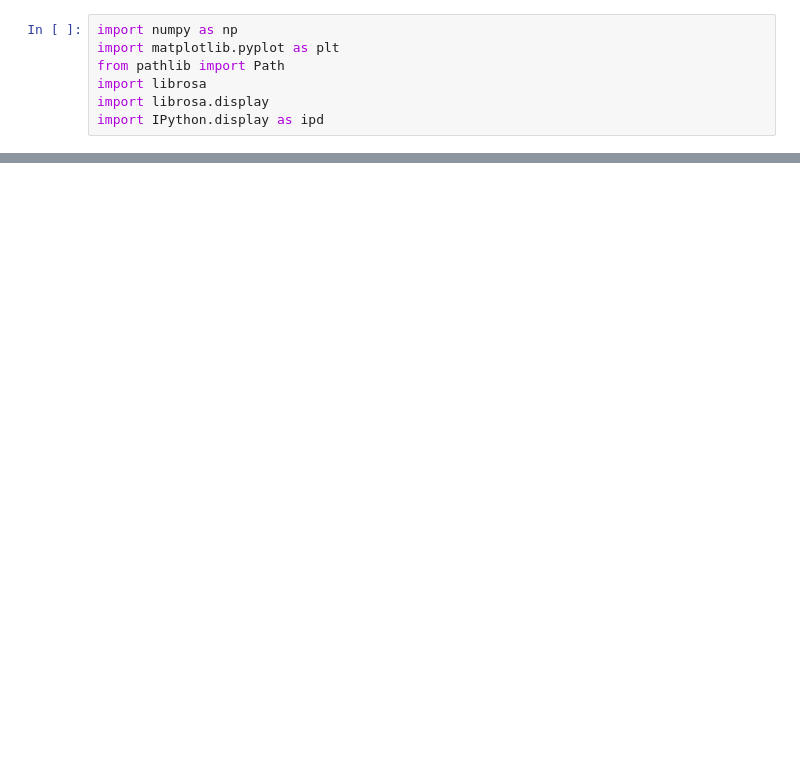
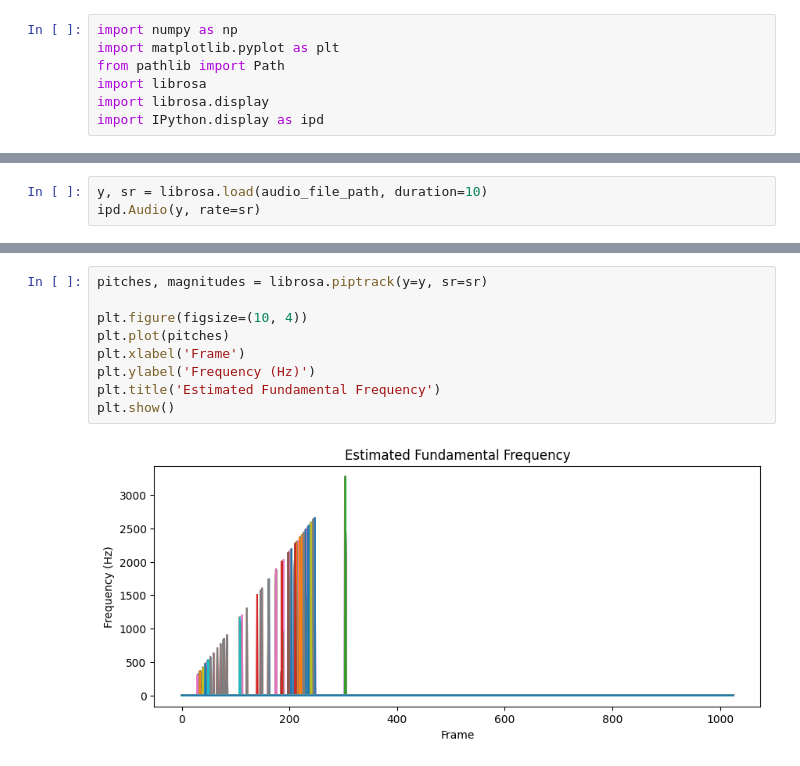
Before and after one commit to Masetto96/mir-gamelan, a Jupyter notebook: playground.ipynb, the cells around one changed output, grey strips where cells are left out. Cells and saved outputs as stored; diff of their text form; blank space fills up the shorter version.

```diff
--- a/playground.ipynb
+++ b/playground.ipynb
@@ -91,0 +122,3 @@ KeyboardInterrupt:
+# %%
+y, sr = librosa.load(audio_file_path, duration=10)
+ipd.Audio(y, rate=sr)
@@ -91,0 +127,11 @@ KeyboardInterrupt:
+# %%
+pitches, magnitudes = librosa.piptrack(y=y, sr=sr)
+
+plt.figure(figsize=(10, 4))
+plt.plot(pitches)
+plt.xlabel('Frame')
+plt.ylabel('Frequency (Hz)')
+plt.title('Estimated Fundamental Frequency')
+plt.show()
+# %% [output]
+[figure, added]
```
Also changed, not shown: parts of 9 cells of this notebook.
